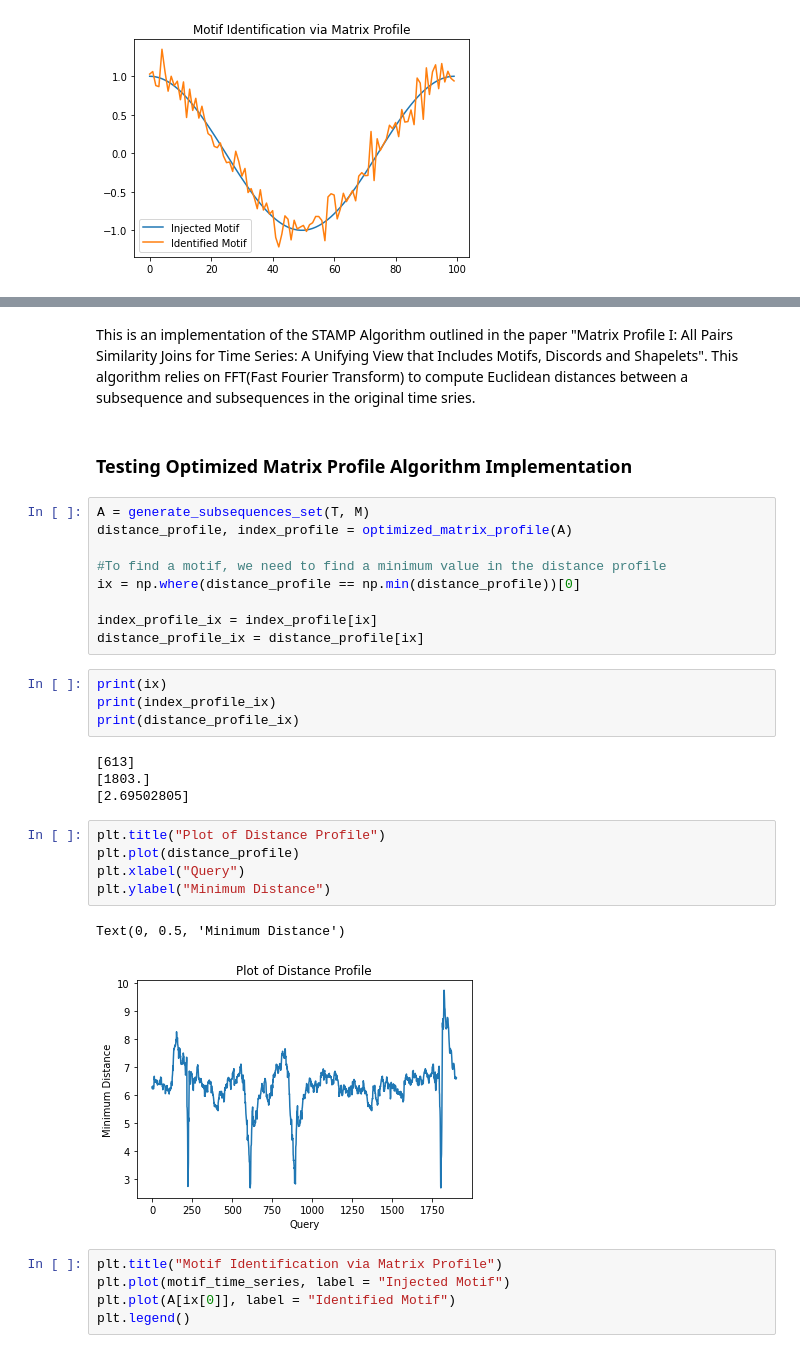
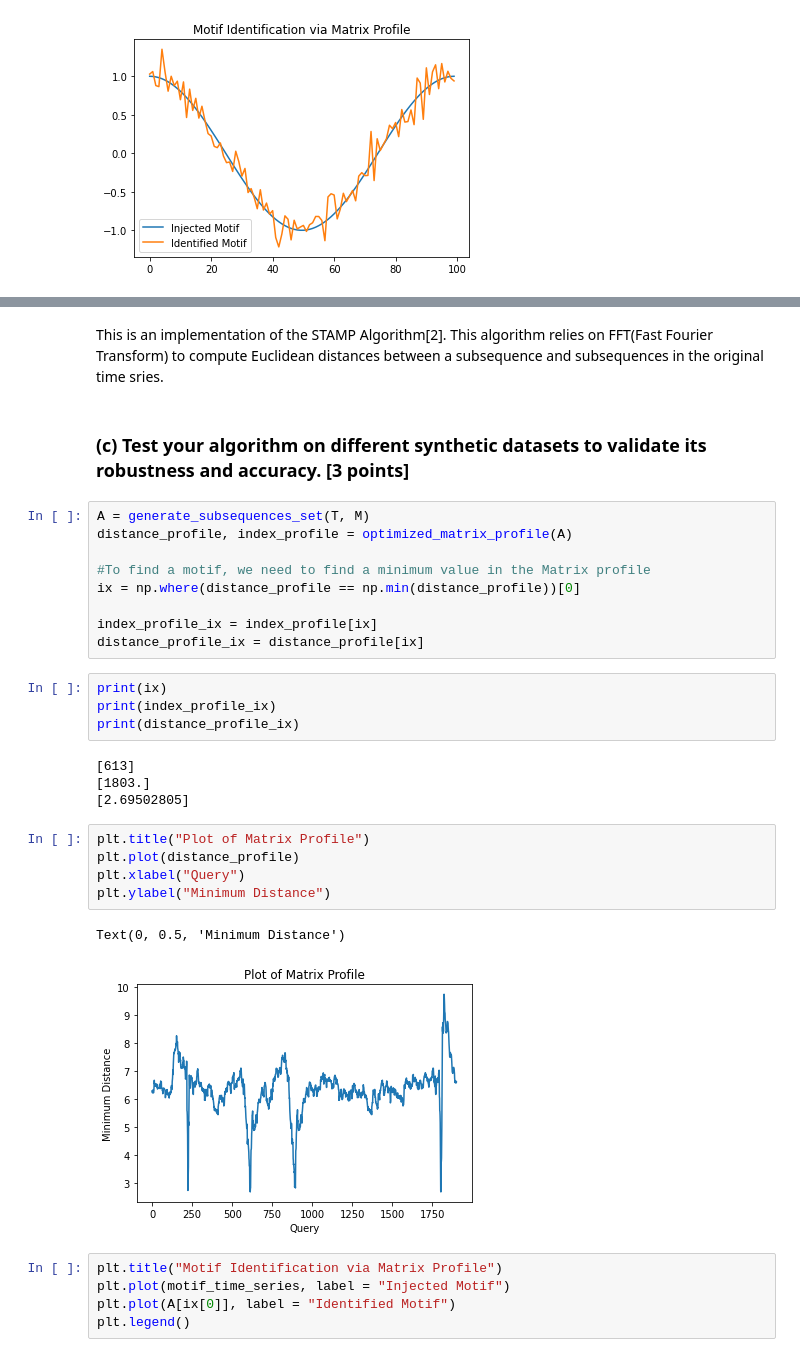
Before and after one commit to Ravi-Raghavan/ML_IOT_HW3, a Jupyter notebook: homework.ipynb, the cells around one changed output, grey strips where cells are left out. Saved outputs shown, nothing was run; the diff lists cells and outputs as text.

```diff
--- a/homework.ipynb
+++ b/homework.ipynb
@@ -326,14 +384,14 @@ def optimized_matrix_profile(A):
 
     return distance_profile, index_profile
 # %% [markdown]
-This is an implementation of the STAMP Algorithm outlined in the paper "Matrix Profile I: All Pairs Similarity Joins for Time Series: A Unifying View that Includes Motifs, Discords and Shapelets". This algorithm relies on FFT(Fast Fourier Transform) to compute Euclidean distances between a subsequence and subsequences in the original time sries.
+This is an implementation of the STAMP Algorithm[2]. This algorithm relies on FFT(Fast Fourier Transform) to compute Euclidean distances between a subsequence and subsequences in the original time sries.
-# %% [markdown]
-### Testing Optimized Matrix Profile Algorithm Implementation
+# %% [markdown]
+### (c) Test your algorithm on different synthetic datasets to validate its robustness and accuracy. [3 points]
 # %%
 A = generate_subsequences_set(T, M)
 distance_profile, index_profile = optimized_matrix_profile(A)
 
-#To find a motif, we need to find a minimum value in the distance profile
+#To find a motif, we need to find a minimum value in the Matrix profile
 ix = np.where(distance_profile == np.min(distance_profile))[0]
 
 index_profile_ix = index_profile[ix]
@@ -347,13 +405,13 @@ print(distance_profile_ix)
 [1803.]
 [2.69502805]
 # %%
-plt.title("Plot of Distance Profile")
+plt.title("Plot of Matrix Profile")
 plt.plot(distance_profile)
 plt.xlabel("Query")
 plt.ylabel("Minimum Distance")
 # %% [output]
 Text(0, 0.5, 'Minimum Distance')
-[figure, old version]
+[figure, new version]
 # %%
 plt.title("Motif Identification via Matrix Profile")
 plt.plot(motif_time_series, label = "Injected Motif")
```
Also changed, not shown: parts of 63 cells of this notebook.
